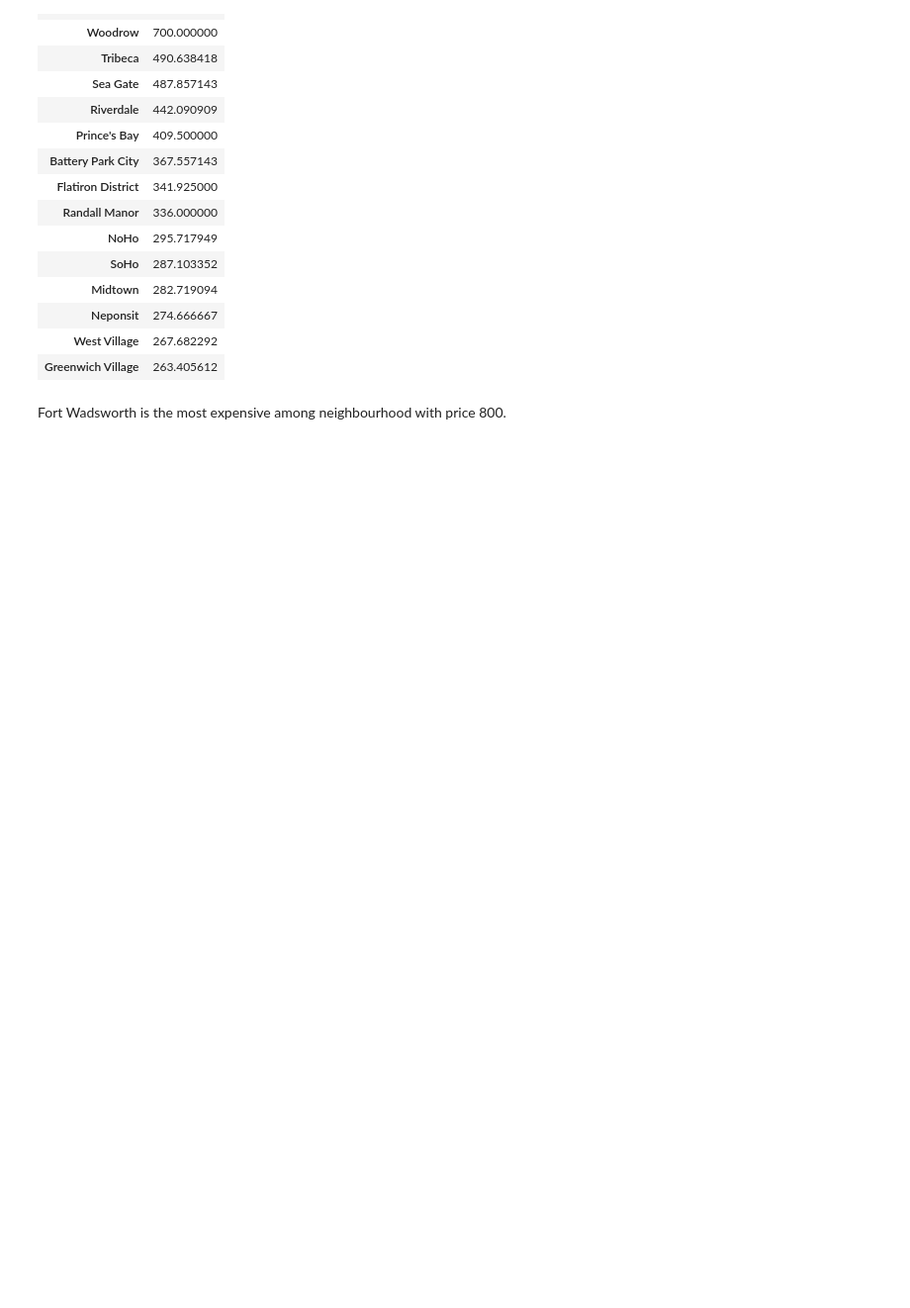
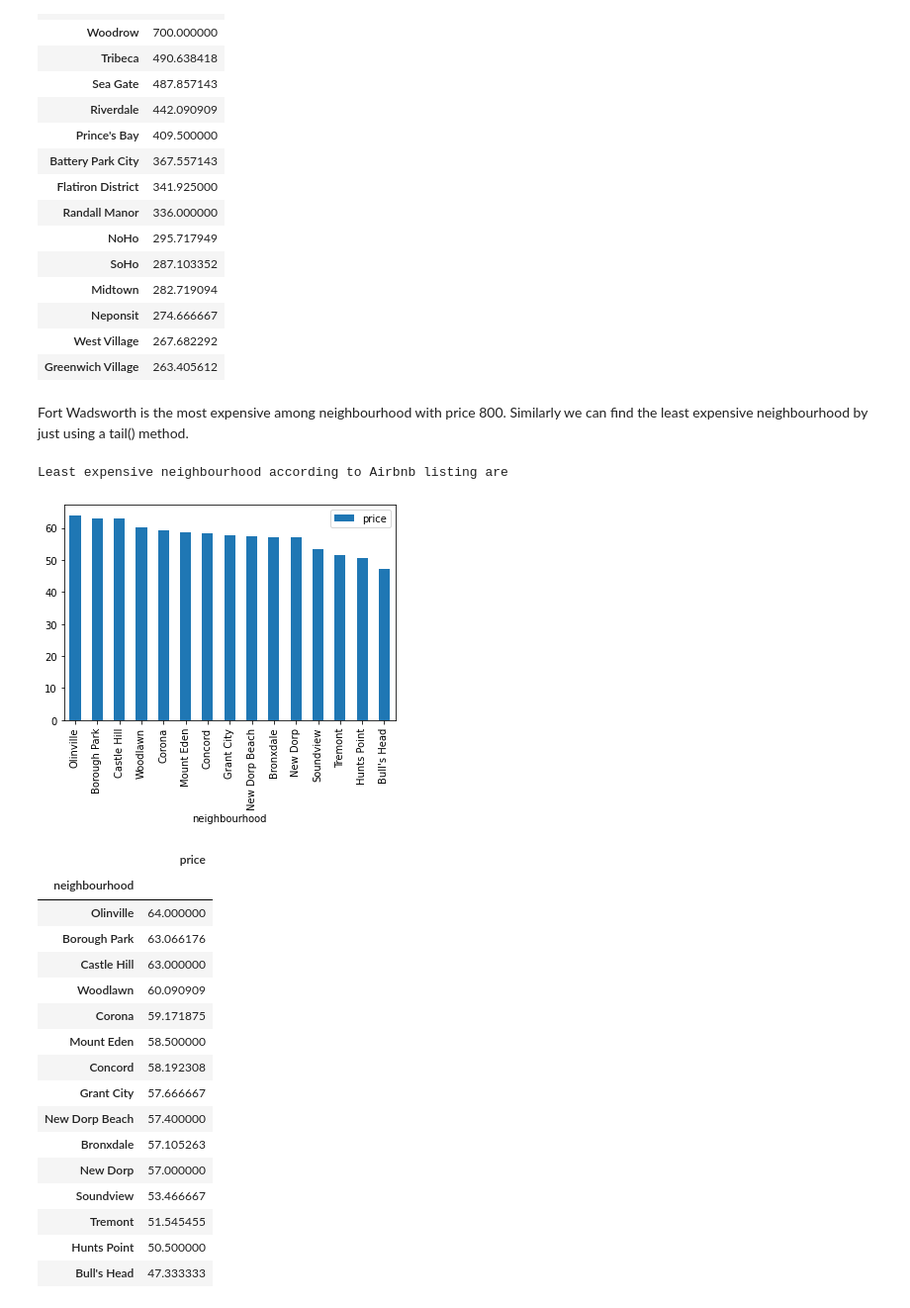
Before and after one commit to Rubina-Fathima/-EDA-Airbnb-NYC-2019-, a Jupyter notebook: Untitled1.ipynb, the cells around one changed output. Shown at 99% size. Cells and saved outputs as stored; diff of their text form; code cells hidden in the pictures; blank space fills up the shorter version.

```diff
--- a/Untitled1.ipynb
+++ b/Untitled1.ipynb
@@ -377,3 +377,31 @@ Top 20 most expensive locality in Airbnb listing are :
 | Greenwich Village | 263.405612 |
 # %% [markdown]
 Fort Wadsworth is the most expensive among neighbourhood with price 800.
+Similarly we can find the least expensive neighbourhood by just using a tail() method.
+# %%
+print('Least expensive neighbourhood according to Airbnb listing are')
+df4 = airbnb_df.dropna(subset=["price"]).groupby("neighbourhood")[["neighbourhood", "price"]].agg("mean").sort_values(by="price",ascending=False).tail(15)
+
+df4.plot(kind='bar')
+plt.show()
+pd.DataFrame(df4)
+# %% [output]
+Least expensive neighbourhood according to Airbnb listing are
+[figure, added]
+|  | price |
+| neighbourhood |  |
+| Olinville | 64.000000 |
+| Borough Park | 63.066176 |
+| Castle Hill | 63.000000 |
+| Woodlawn | 60.090909 |
+| Corona | 59.171875 |
+| Mount Eden | 58.500000 |
+| Concord | 58.192308 |
+| Grant City | 57.666667 |
+| New Dorp Beach | 57.400000 |
+| Bronxdale | 57.105263 |
+| New Dorp | 57.000000 |
+| Soundview | 53.466667 |
+| Tremont | 51.545455 |
+| Hunts Point | 50.500000 |
+| Bull's Head | 47.333333 |
```
Also changed, not shown: parts of 1 cell of this notebook.
